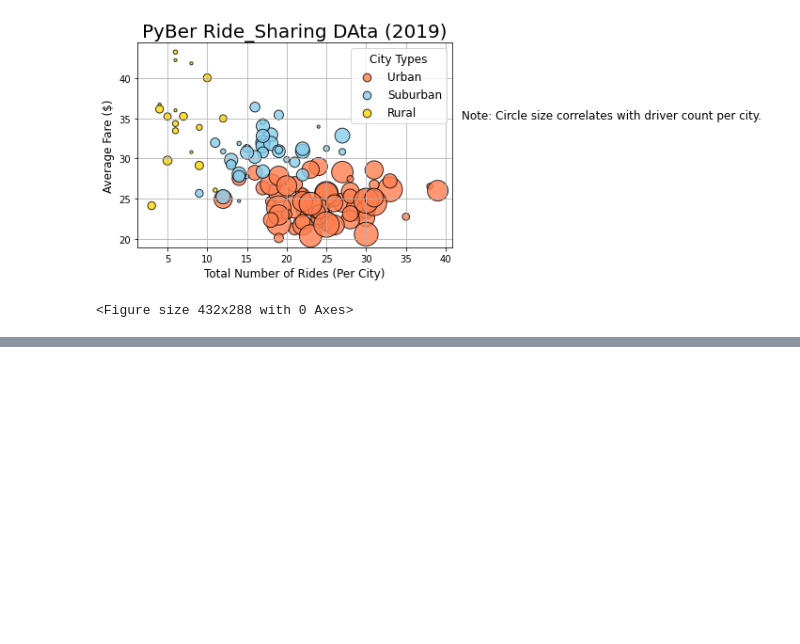
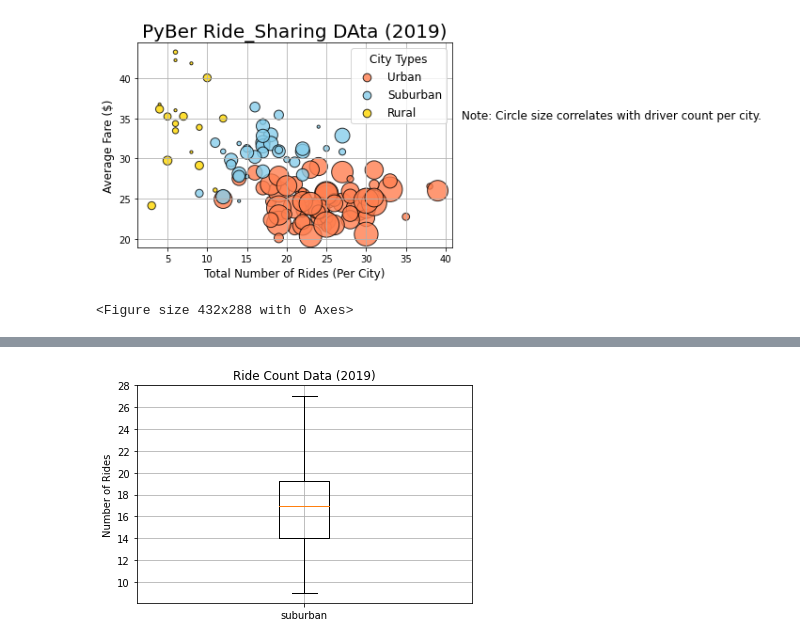
Before and after one commit to crashdean/PyBer_Analysis, a Jupyter notebook: PyBer.ipynb, the cells around one changed output, grey strips where cells are left out. Cells and saved outputs as stored; diff of their text form; code cells hidden in the pictures; blank space fills up the shorter version.

```diff
--- a/PyBer.ipynb
+++ b/PyBer.ipynb
@@ -361,0 +656,14 @@ plt.savefig("analysis/Fig1.png")
+# %%
+# Create a box-and-wisker plot for the suburban cities ride count.
+x_labels = ["suburban"]
+fig, ax = plt.subplots()
+ax.boxplot(suburban_ride_count, labels=x_labels)
+
+# Add the title, y_axis label and grid.
+ax.set_title('Ride Count Data (2019)')
+ax.set_ylabel('Number of Rides')
+ax.set_yticks(np.arange(10, 30, step=2.0))
+ax.grid()
+plt.show()
+# %% [output]
+[figure, added]
```
Also changed, not shown: parts of 35 cells of this notebook, 1 other file.
